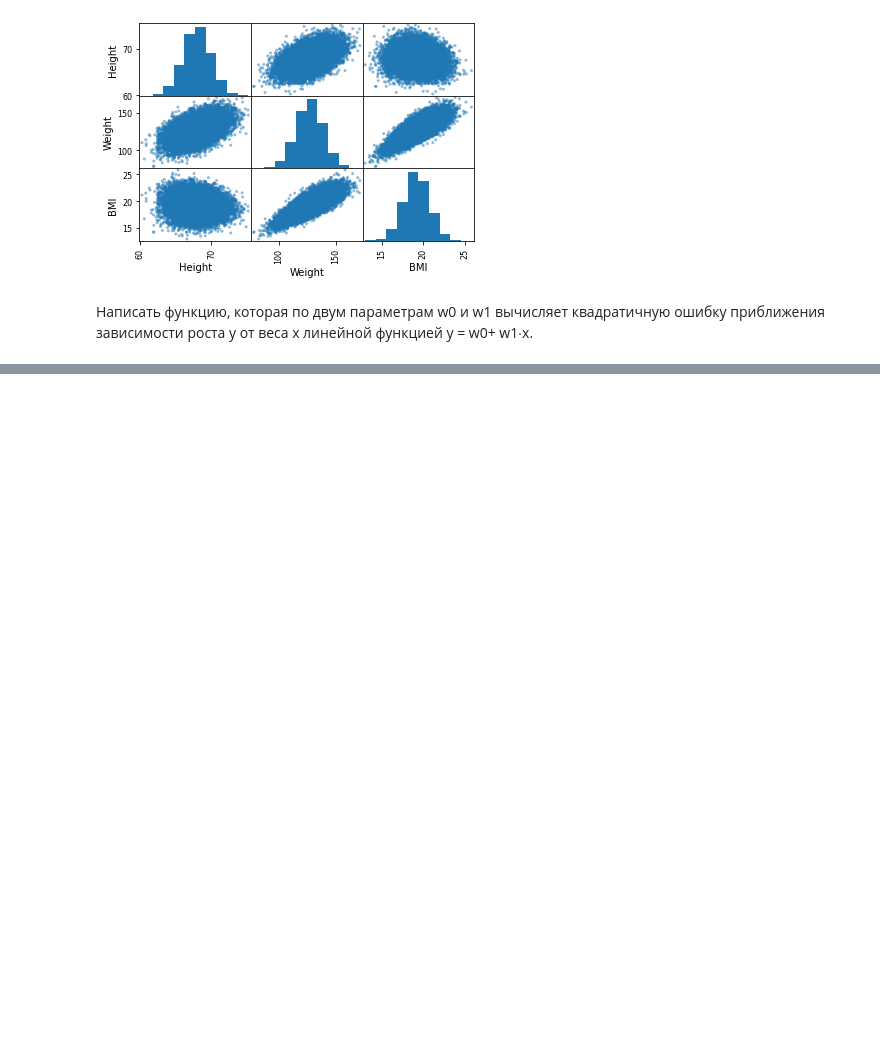
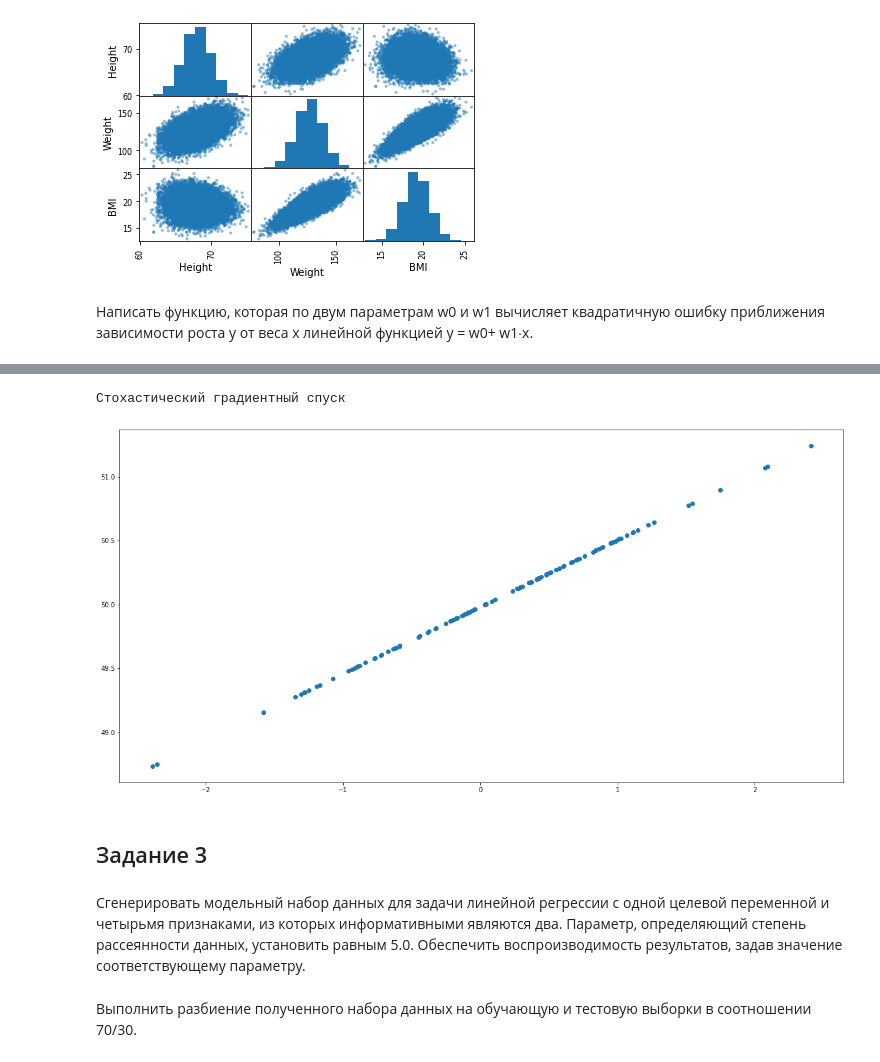
Before and after one commit to UTMN-Magistracy/Machine_Learning, a Jupyter notebook: lab_4_2/lab4_2.ipynb, the cells around one changed output, grey strips where cells are left out. Cells and saved outputs as stored; diff of their text form; code cells hidden in the pictures; blank space fills up the shorter version.

```diff
--- a/lab_4_2/lab4_2.ipynb
+++ b/lab_4_2/lab4_2.ipynb
@@ -301,0 +488,12 @@ class MSE:
+# %%
+print("Стохастический градиентный спуск")
+regression_s.show_scatter(X_test, y_pred_s)
+# %% [output]
+Стохастический градиентный спуск
+[figure, added]
+# %% [markdown]
+## Задание 3
+# %% [markdown]
+Сгенерировать модельный набор данных для задачи линейной регрессии с
+одной целевой переменной и четырьмя признаками, из которых информативными являются два. Параметр, определяющий степень
+рассеянности данных, установить равным 5.0. Обеспечить воспроизводимость результатов, задав значение соответствующему параметру.
@@ -301,0 +502,2 @@ class MSE:
+# %% [markdown]
+Выполнить разбиение полученного набора данных на обучающую и тестовую выборки в соотношении 70/30.
```
Also changed, not shown: parts of 34 cells of this notebook.
